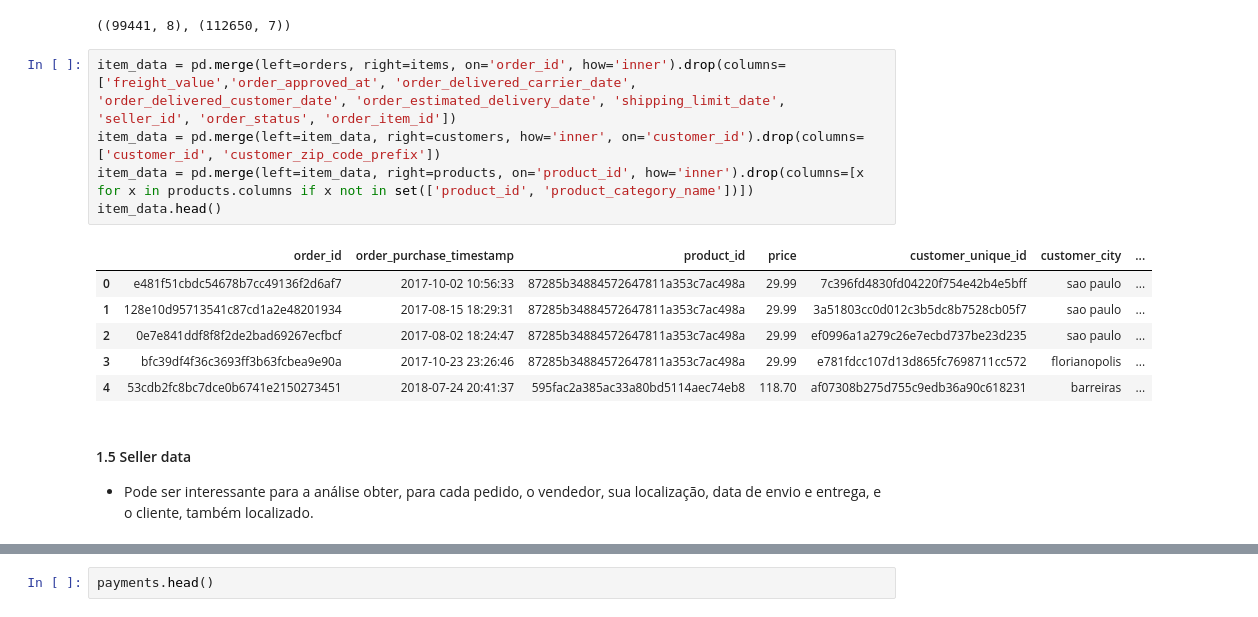
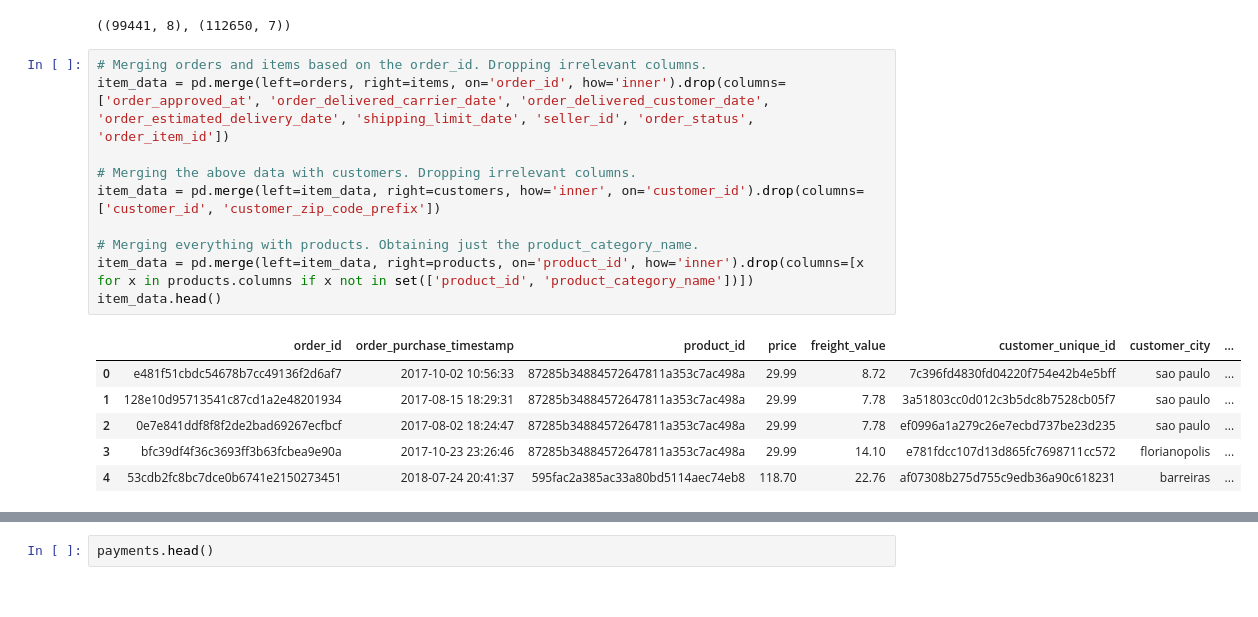
Before and after one commit to allmeidaapedro/Olist-Analysis, a Jupyter notebook: eda.ipynb, the cells around one changed output, grey strips where cells are left out. Saved outputs shown, nothing was run; the diff lists cells and outputs as text.

```diff
--- a/eda.ipynb
+++ b/eda.ipynb
@@ -145,17 +145,19 @@ orders.shape, items.shape
 # %% [output]
 ((99441, 8), (112650, 7))
 # %%
-item_data = pd.merge(left=orders, right=items, on='order_id', how='inner').drop(columns=['freight_value','order_approved_at', 'order_delivered_carrier_date', 'order_delivered_customer_date', 'order_estimated_delivery_date', 'shipping_limit_date', 'seller_id', 'order_status', 'order_item_id'])
+# Merging orders and items based on the order_id. Dropping irrelevant columns.
+item_data = pd.merge(left=orders, right=items, on='order_id', how='inner').drop(columns=['order_approved_at', 'order_delivered_carrier_date', 'order_delivered_customer_date', 'order_estimated_delivery_date', 'shipping_limit_date', 'seller_id', 'order_status', 'order_item_id'])
+
+# Merging the above data with customers. Dropping irrelevant columns.
 item_data = pd.merge(left=item_data, right=customers, how='inner', on='customer_id').drop(columns=['customer_id', 'customer_zip_code_prefix'])
+
+# Merging everything with products. Obtaining just the product_category_name.
 item_data = pd.merge(left=item_data, right=products, on='product_id', how='inner').drop(columns=[x for x in products.columns if x not in set(['product_id', 'product_category_name'])])
 item_data.head()
 # %% [output]
-|  | order_id | order_purchase_timestamp | product_id | price | customer_unique_id | customer_city | ... |
-| 0 | e481f51cbdc54678b7cc49136f2d6af7 | 2017-10-02 10:56:33 | 87285b34884572647811a353c7ac498a | 29.99 | 7c396fd4830fd04220f754e42b4e5bff | sao paulo | ... |
-| 1 | 128e10d95713541c87cd1a2e48201934 | 2017-08-15 18:29:31 | 87285b34884572647811a353c7ac498a | 29.99 | 3a51803cc0d012c3b5dc8b7528cb05f7 | sao paulo | ... |
-| 2 | 0e7e841ddf8f8f2de2bad69267ecfbcf | 2017-08-02 18:24:47 | 87285b34884572647811a353c7ac498a | 29.99 | ef0996a1a279c26e7ecbd737be23d235 | sao paulo | ... |
-| 3 | bfc39df4f36c3693ff3b63fcbea9e90a | 2017-10-23 23:26:46 | 87285b34884572647811a353c7ac498a | 29.99 | e781fdcc107d13d865fc7698711cc572 | florianopolis | ... |
-| 4 | 53cdb2fc8bc7dce0b6741e2150273451 | 2018-07-24 20:41:37 | 595fac2a385ac33a80bd5114aec74eb8 | 118.70 | af07308b275d755c9edb36a90c618231 | barreiras | ... |
+|  | order_id | order_purchase_timestamp | product_id | price | freight_value | customer_unique_id | customer_city | ... |
+| 0 | e481f51cbdc54678b7cc49136f2d6af7 | 2017-10-02 10:56:33 | 87285b34884572647811a353c7ac498a | 29.99 | 8.72 | 7c396fd4830fd04220f754e42b4e5bff | sao paulo | ... |
+| 1 | 128e10d95713541c87cd1a2e48201934 | 2017-08-15 18:29:31 | 87285b34884572647811a353c7ac498a | 29.99 | 7.78 | 3a51803cc0d012c3b5dc8b7528cb05f7 | sao paulo | ... |
+| 2 | 0e7e841ddf8f8f2de2bad69267ecfbcf | 2017-08-02 18:24:47 | 87285b34884572647811a353c7ac498a | 29.99 | 7.78 | ef0996a1a279c26e7ecbd737be23d235 | sao paulo | ... |
+| 3 | bfc39df4f36c3693ff3b63fcbea9e90a | 2017-10-23 23:26:46 | 87285b34884572647811a353c7ac498a | 29.99 | 14.10 | e781fdcc107d13d865fc7698711cc572 | florianopolis | ... |
+| 4 | 53cdb2fc8bc7dce0b6741e2150273451 | 2018-07-24 20:41:37 | 595fac2a385ac33a80bd5114aec74eb8 | 118.70 | 22.76 | af07308b275d755c9edb36a90c618231 | barreiras | ... |
-# %% [markdown]
-#### 1.5 Seller data
-- Pode ser interessante para a análise obter, para cada pedido, o vendedor, sua localização, data de envio e entrega, e o cliente, também localizado.
```
Also changed, not shown: parts of 39 cells of this notebook.
